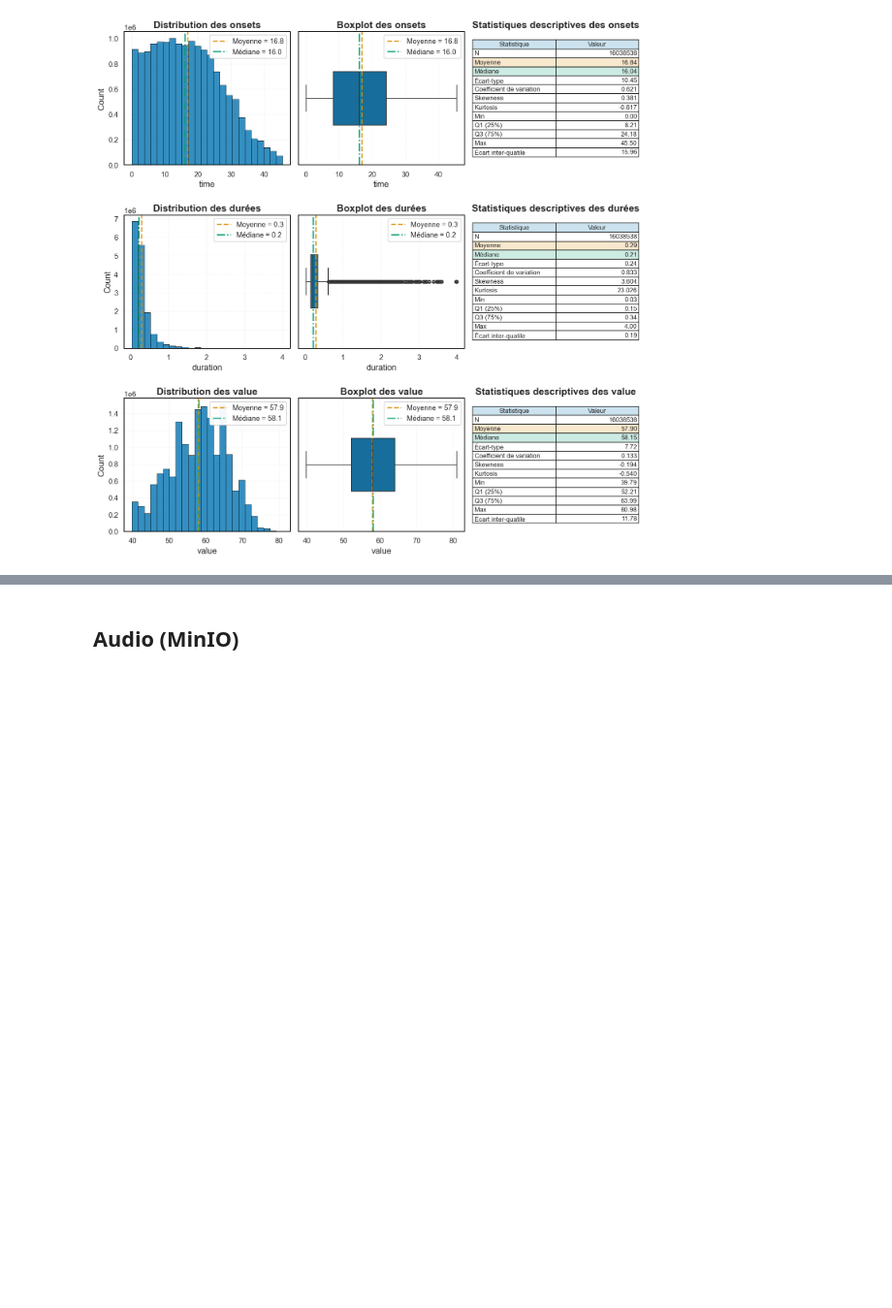
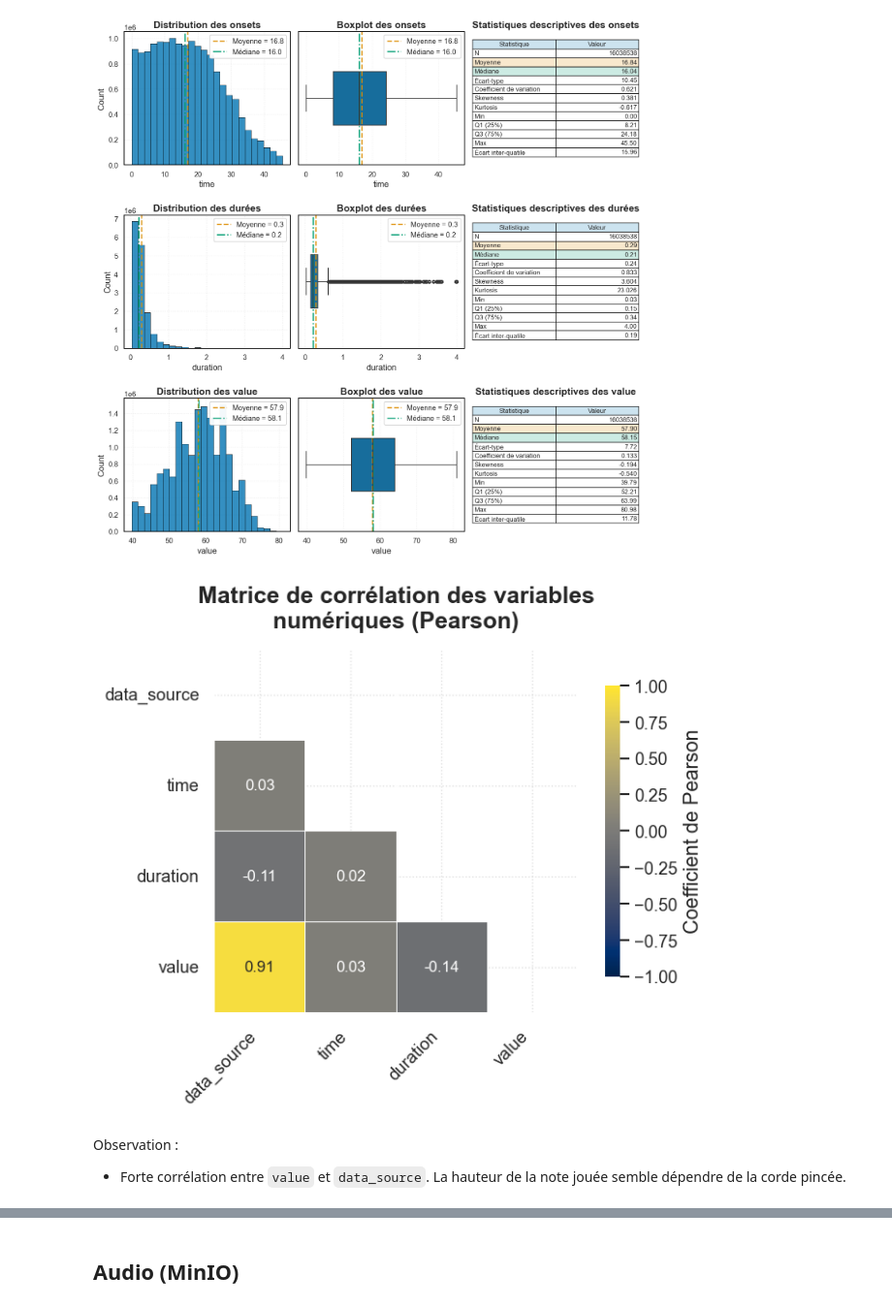
Before and after one commit to DamienDESSAUX-M2i/M2i_CDSD_Projet, a Jupyter notebook: app/notebooks/01_EDA_GuitarSet.ipynb, the cells around one changed output, grey strips where cells are left out. Shown at 97% size. Cells and saved outputs as stored; diff of their text form; code cells hidden in the pictures; blank space fills up the shorter version.

Commit message:
[wip] EDA Annotation Analysis

```diff
--- a/app/notebooks/01_EDA_GuitarSet.ipynb
+++ b/app/notebooks/01_EDA_GuitarSet.ipynb
@@ -1033,3 +1011,45 @@ plt.savefig((FIGURES_DIR / "annotation_data_sources_distributions.png").as_posix
 plt.show()
 # %% [output]
 [figure]
+# %%
+annotation_num_vars = ["data_source", "time", "duration", "value"]
+annotation_corr_df_pearson = df_annotation[annotation_num_vars].corr(method="pearson")
+
+plt.figure(figsize=(7, 5))
+
+heatmap = sns.heatmap(
+    annotation_corr_df_pearson,
+    mask=np.triu(np.ones_like(annotation_corr_df_pearson, dtype=bool)),
+    annot=True,
+    fmt=".2f",
+    cmap="cividis",
+    vmin=-1,
+    vmax=1,
+    square=True,
+    linewidths=0.6,
+    linecolor="white",
+    cbar_kws={"shrink": 0.8, "pad": 0.04, "label": "Coefficient de Pearson"},
+    annot_kws={"size": 10},
+)
+plt.title(
+    "Annotation - Matrice de corrélation des\nvariables numériques (Pearson)", pad=14
+)
+plt.xticks(
+    np.arange(0.5, len(annotation_num_vars) + 0.5, 1),
+    labels=annotation_num_vars,
+    rotation=45,
+    ha="right",
+)
+plt.yticks(
+    np.arange(0.5, len(annotation_num_vars) + 0.5, 1),
+    labels=annotation_num_vars,
+    rotation=0,
+)
+
+plt.tight_layout()
+plt.show()
+# %% [output]
+[figure, added]
+# %% [markdown]
+Observation :
+- Forte corrélation entre `value` et `data_source`. La hauteur de la note jouée semble dépendre de la corde pincée.
```
Also changed, not shown: parts of 5 cells of this notebook, 4 other files.
